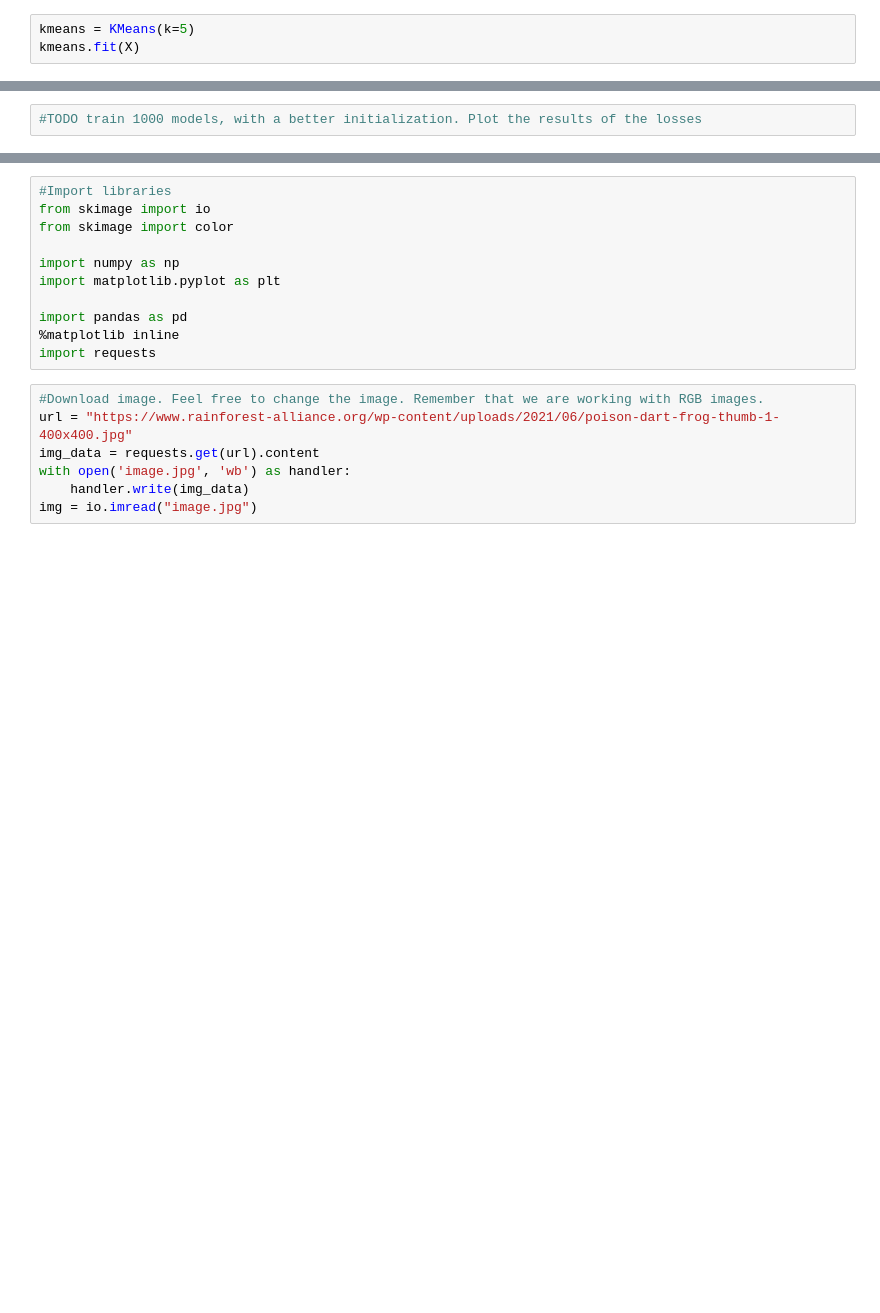
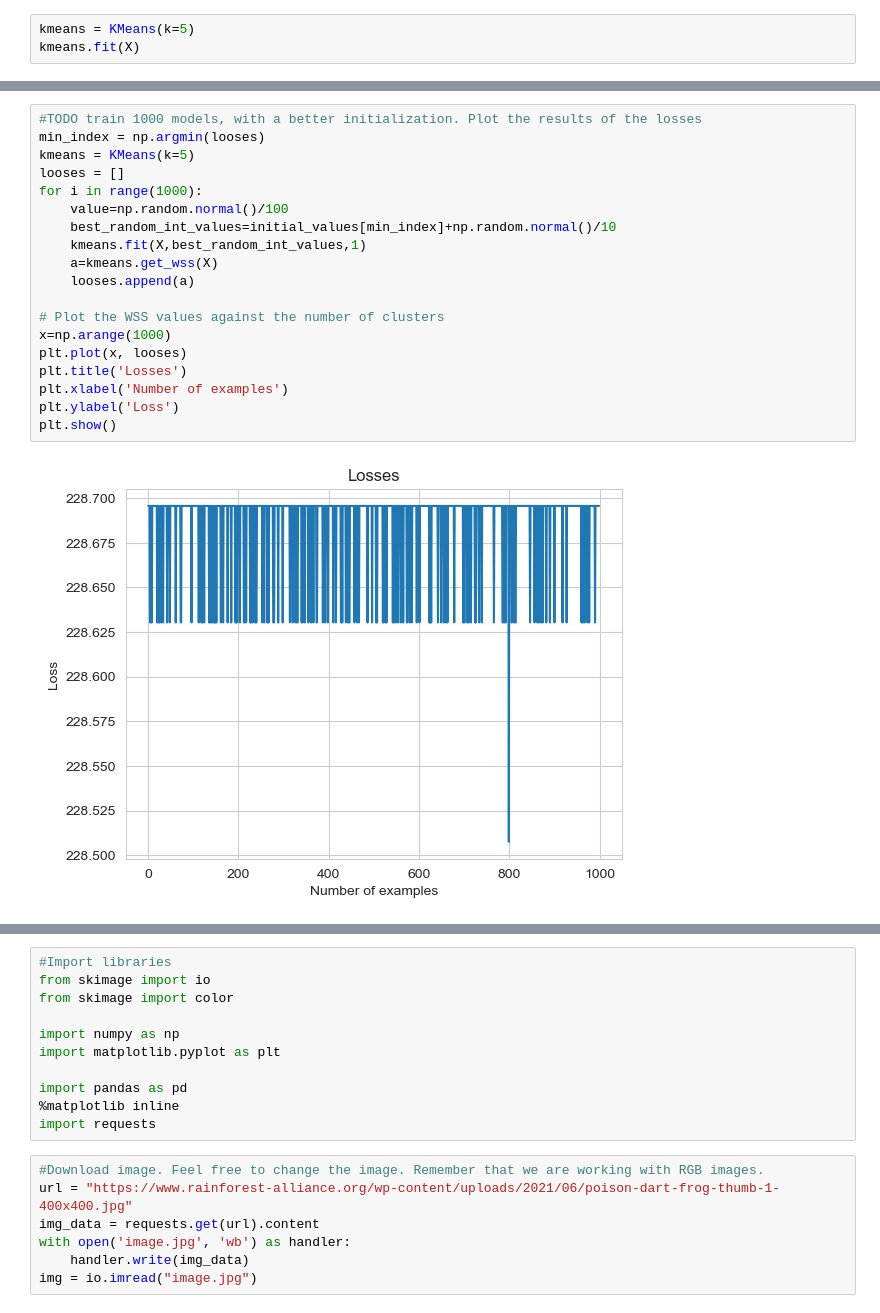
Before and after one commit to afrincon2/Machine_learning, a Jupyter notebook: Clustering/K-Means-Ex.ipynb, the cells around one changed output, grey strips where cells are left out. Saved outputs shown, nothing was run; the diff lists cells and outputs as text; blank space fills up the shorter version.

```diff
--- a/Clustering/K-Means-Ex.ipynb
+++ b/Clustering/K-Means-Ex.ipynb
@@ -200,5 +218,24 @@ plt.show()
 # %%
 #TODO train 1000 models, with a better initialization. Plot the results of the losses
+min_index = np.argmin(looses)
+kmeans = KMeans(k=5)
+looses = []
+for i in range(1000):
+    value=np.random.normal()/100
+    best_random_int_values=initial_values[min_index]+np.random.normal()/10
+    kmeans.fit(X,best_random_int_values,1)
+    a=kmeans.get_wss(X)
+    looses.append(a)
+
+# Plot the WSS values against the number of clusters
+x=np.arange(1000)
+plt.plot(x, looses)
+plt.title('Losses')
+plt.xlabel('Number of examples')
+plt.ylabel('Loss')
+plt.show()
+# %% [output]
+[figure, added]
 # %% [markdown]
 We have already seen the K-Means class. We know that it can help us to reduce dimensionality and understand how the data behave. We can use it for finding groups and classify them. Now, we are going to use it to do image segmentation.
 
```
Also changed, not shown: parts of 6 cells of this notebook.
